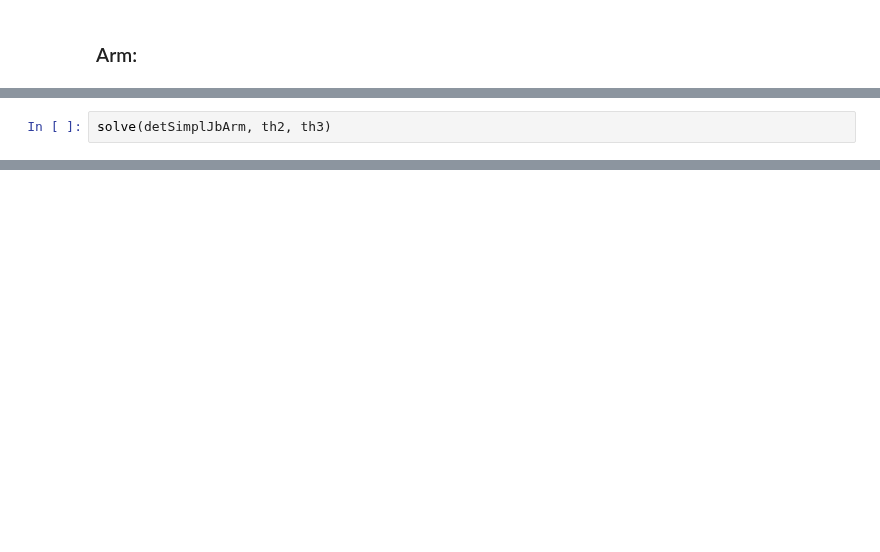
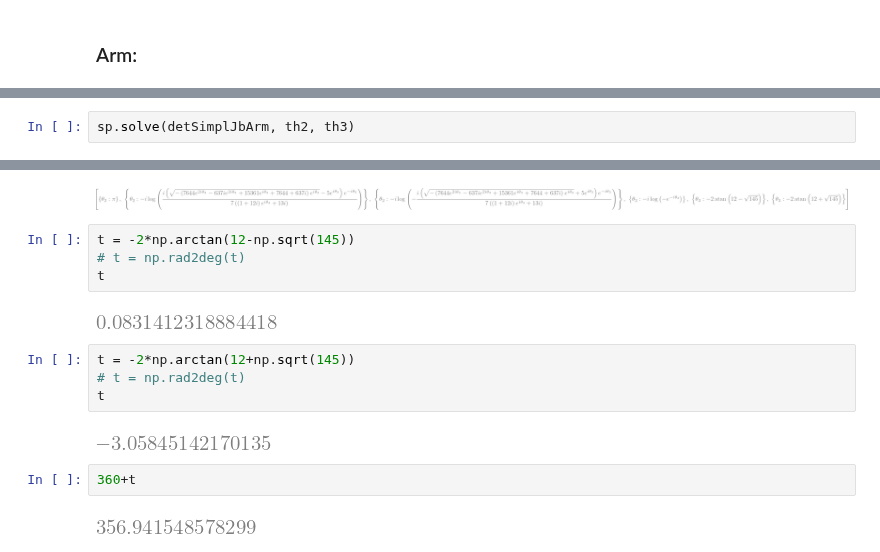
Before and after one commit to BirkHveding/RobotTek, a Jupyter notebook: task_4.ipynb, the cells around one changed output, grey strips where cells are left out. Drawn from its saved outputs; the diff is of its cells as text; blank space fills up the shorter version.

```diff
--- a/task_4.ipynb
+++ b/task_4.ipynb
@@ -112,3 +75,3 @@ $\displaystyle - 91728000 \operatorname{sin}\left(\theta_{2}\right) - \frac{7970
 # %%
-solve(detSimplJbArm, th2, th3)
+sp.solve(detSimplJbArm, th2, th3)
 # %% [output]
@@ -115,0 +78,17 @@ $\displaystyle \left[ \left\{ \theta_{2} : - 2 \operatorname{atan}\left(\frac{7}
+[figure, added]
+# %%
+t = -2*np.arctan(12-np.sqrt(145))
+# t = np.rad2deg(t)
+t
+# %% [output]
+[figure, added]
+# %%
+t = -2*np.arctan(12+np.sqrt(145))
+# t = np.rad2deg(t)
+t
+# %% [output]
+[figure, added]
+# %%
+360+t
+# %% [output]
+[figure, added]
```
Also changed, not shown: parts of 15 cells of this notebook, 2 other files.
